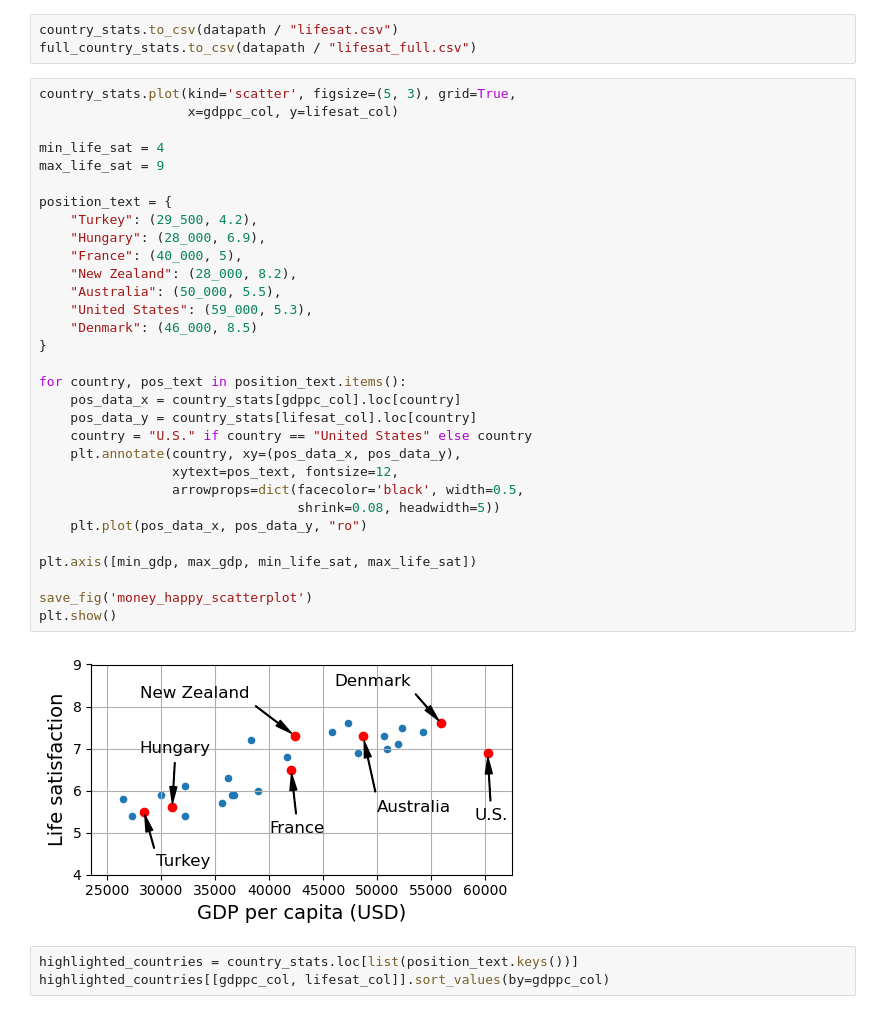
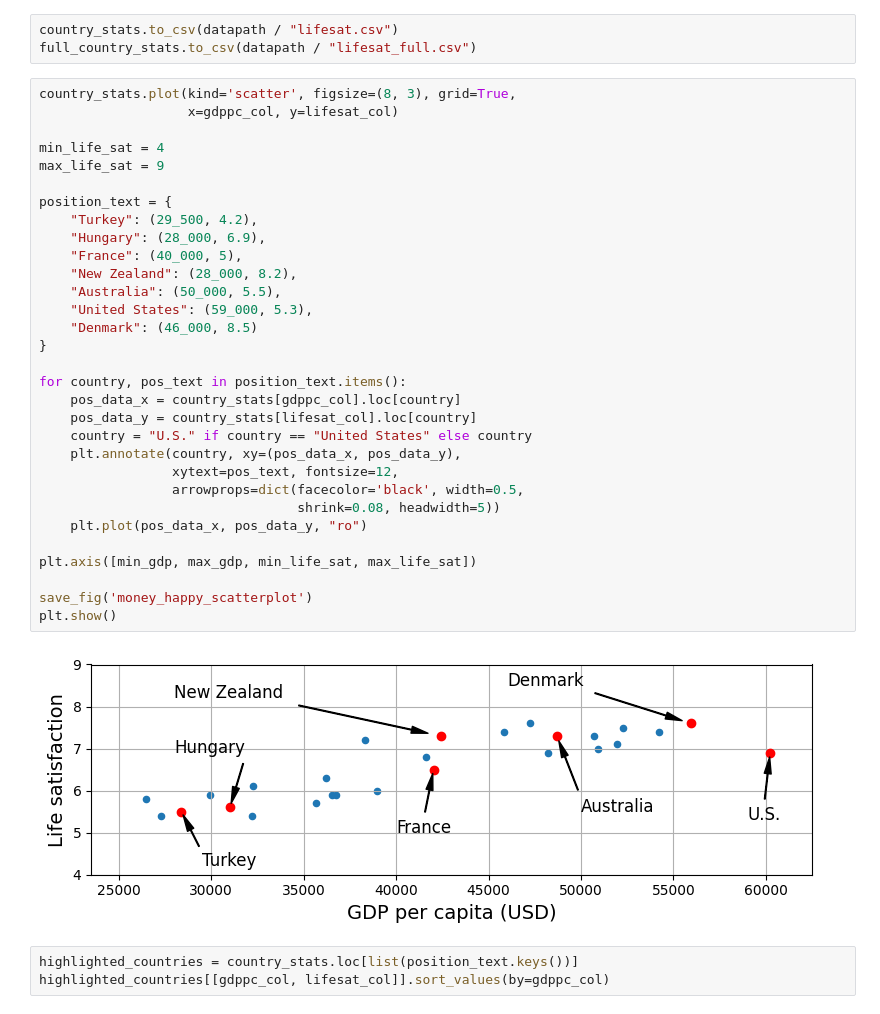
Before and after one commit to kalona/handson-mlp, a Jupyter notebook: 01_the_machine_learning_landscape.ipynb, the cells around one changed output. Cells and saved outputs as stored; diff of their text form.

```diff
--- a/01_the_machine_learning_landscape.ipynb
+++ b/01_the_machine_learning_landscape.ipynb
@@ -282,38 +235,38 @@ country_stats.head()
 country_stats.to_csv(datapath / "lifesat.csv")
 full_country_stats.to_csv(datapath / "lifesat_full.csv")
 # %%
-country_stats.plot(kind='scatter', figsize=(5, 3), grid=True,
+country_stats.plot(kind='scatter', figsize=(8, 3), grid=True,
                    x=gdppc_col, y=lifesat_col)
 
 min_life_sat = 4
 max_life_sat = 9
 
 position_text = {
     "Turkey": (29_500, 4.2),
     "Hungary": (28_000, 6.9),
     "France": (40_000, 5),
     "New Zealand": (28_000, 8.2),
     "Australia": (50_000, 5.5),
     "United States": (59_000, 5.3),
     "Denmark": (46_000, 8.5)
 }
 
 for country, pos_text in position_text.items():
     pos_data_x = country_stats[gdppc_col].loc[country]
     pos_data_y = country_stats[lifesat_col].loc[country]
     country = "U.S." if country == "United States" else country
     plt.annotate(country, xy=(pos_data_x, pos_data_y),
                  xytext=pos_text, fontsize=12,
                  arrowprops=dict(facecolor='black', width=0.5,
                                  shrink=0.08, headwidth=5))
     plt.plot(pos_data_x, pos_data_y, "ro")
 
 plt.axis([min_gdp, max_gdp, min_life_sat, max_life_sat])
 
 save_fig('money_happy_scatterplot')
 plt.show()
 # %% [output]
-[figure, old version]
+[figure, new version]
 # %%
 highlighted_countries = country_stats.loc[list(position_text.keys())]
 highlighted_countries[[gdppc_col, lifesat_col]].sort_values(by=gdppc_col)
```
Also changed, not shown: parts of 12 cells of this notebook.
